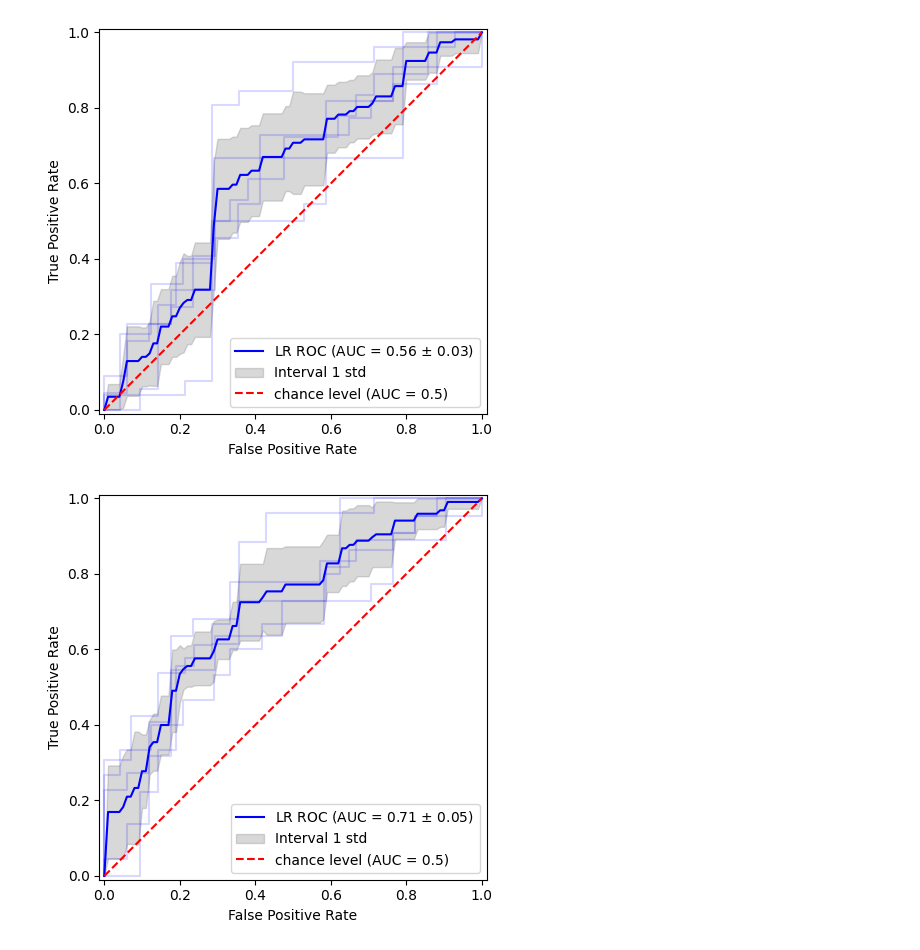
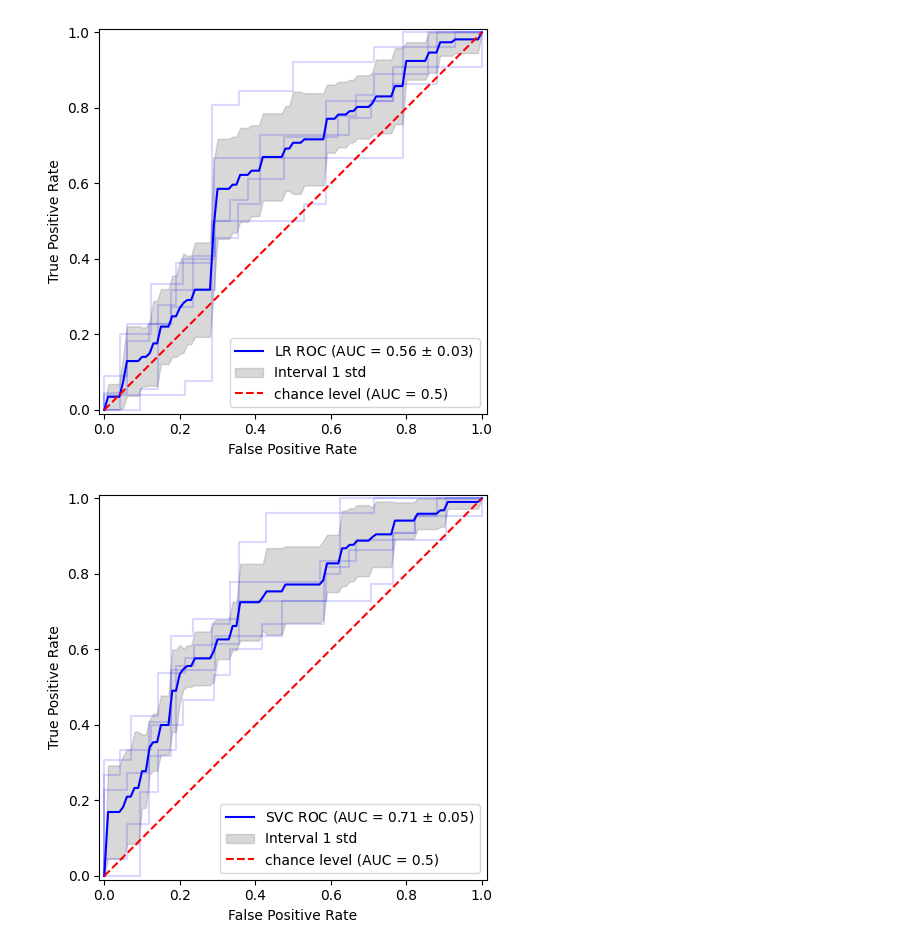
Before and after one commit to borbregant/institut, a Jupyter notebook: analiza_podatkov.ipynb, the cells around one changed output. Drawn from its saved outputs; the diff is of its cells as text; code cells hidden in the pictures.

```diff
--- a/analiza_podatkov.ipynb
+++ b/analiza_podatkov.ipynb
@@ -306,32 +306,32 @@ plt.axes().set_aspect('equal', 'datalim')
 for train, test in kf.split(X):
     model = SVC(probability=True).fit(X[train], y[train])
     y_score = model.predict_proba(X[test])
     fpr, tpr, _ = roc_curve(y[test], y_score[:, 1])
 
     plt.plot(fpr, tpr, 'b', alpha=0.15)
     tpr = np.interp(base_fpr, fpr, tpr)
     tpr[0] = 0.0
     tprs.append(tpr)
 
 tprs = np.array(tprs)
 mean_tprs = tprs.mean(axis=0)
 std = tprs.std(axis=0)
 
 tprs_upper = np.minimum(mean_tprs + std, 1)
 tprs_lower = mean_tprs - std
 
 
 plt.plot(base_fpr, mean_tprs, 'b',
-         label=r"LR ROC (AUC = %0.2f $\pm$ %0.2f)" % (cross_val_score(SVC(), X, y, scoring="roc_auc", cv=5).mean(),
+         label=r"SVC ROC (AUC = %0.2f $\pm$ %0.2f)" % (cross_val_score(SVC(), X, y, scoring="roc_auc", cv=5).mean(),
                                                           cross_val_score(SVC(), X, y, scoring="roc_auc", cv=5).std()))
 plt.fill_between(base_fpr, tprs_lower, tprs_upper, color='grey', alpha=0.3, label="Interval 1 std")
 
 plt.plot([0, 1], [0, 1],'r--', label="chance level (AUC = 0.5)")
 plt.xlim([-0.01, 1.01])
 plt.ylim([-0.01, 1.01])
 plt.ylabel('True Positive Rate')
 plt.xlabel('False Positive Rate')
 plt.legend(loc="lower right")
 plt.show()
 # %% [output]
-[figure, old version]
+[figure, new version]
```
Also changed, not shown: parts of 3 cells of this notebook.
